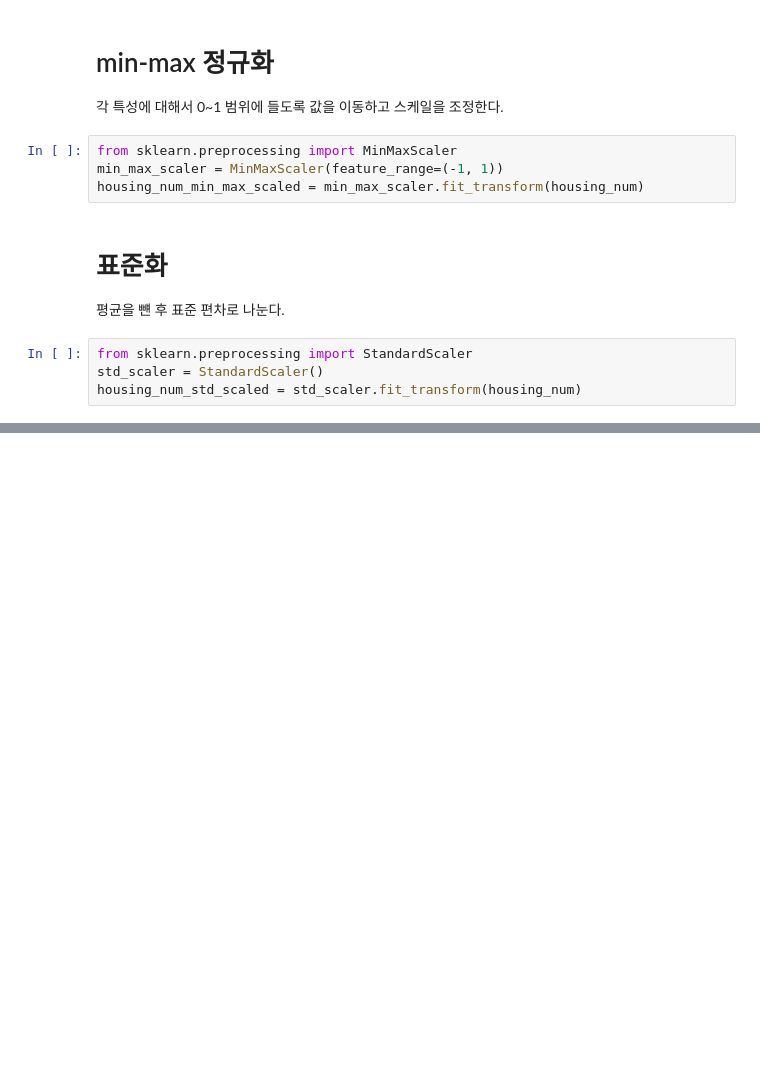
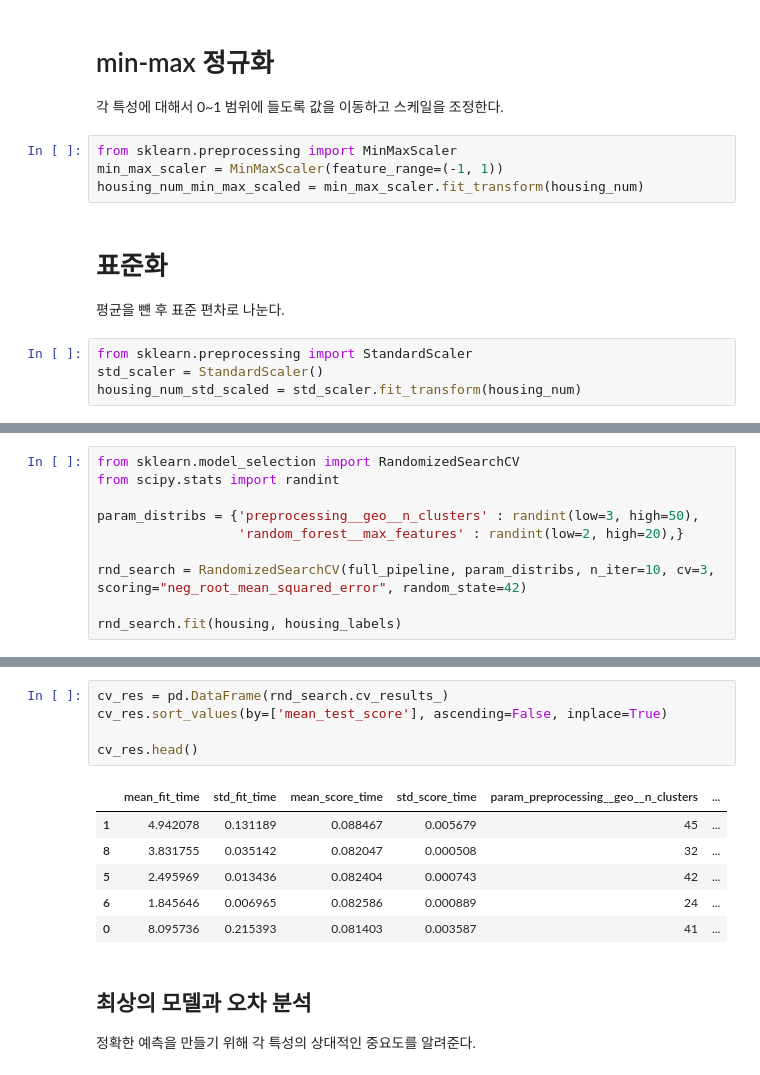
Before and after one commit to gokimkq123/Machine_Learning-with-Scikit-Learn-Keras-TensorFlow, a Jupyter notebook: Chapter 02/house.ipynb, the cells around one changed output, grey strips where cells are left out. Drawn from its saved outputs; the diff is of its cells as text; blank space fills up the shorter version.

```diff
--- a/Chapter 02/house.ipynb
+++ b/Chapter 02/house.ipynb
@@ -272,0 +567,10 @@ housing_num_std_scaled = std_scaler.fit_transform(housing_num)
+# %%
+from sklearn.model_selection import RandomizedSearchCV
+from scipy.stats import randint
+
+param_distribs = {'preprocessing__geo__n_clusters' : randint(low=3, high=50),
+                  'random_forest__max_features' : randint(low=2, high=20),}
+
+rnd_search = RandomizedSearchCV(full_pipeline, param_distribs, n_iter=10, cv=3, scoring="neg_root_mean_squared_error", random_state=42)
+
+rnd_search.fit(housing, housing_labels)
@@ -272,0 +595,15 @@ housing_num_std_scaled = std_scaler.fit_transform(housing_num)
+# %%
+cv_res = pd.DataFrame(rnd_search.cv_results_)
+cv_res.sort_values(by=['mean_test_score'], ascending=False, inplace=True)
+
+cv_res.head()
+# %% [output]
+|  | mean_fit_time | std_fit_time | mean_score_time | std_score_time | param_preprocessing__geo__n_clusters | ... |
+| 1 | 4.942078 | 0.131189 | 0.088467 | 0.005679 | 45 | ... |
+| 8 | 3.831755 | 0.035142 | 0.082047 | 0.000508 | 32 | ... |
+| 5 | 2.495969 | 0.013436 | 0.082404 | 0.000743 | 42 | ... |
+| 6 | 1.845646 | 0.006965 | 0.082586 | 0.000889 | 24 | ... |
+| 0 | 8.095736 | 0.215393 | 0.081403 | 0.003587 | 41 | ... |
+# %% [markdown]
+## 최상의 모델과 오차 분석
+정확한 예측을 만들기 위해 각 특성의 상대적인 중요도를 알려준다.
```
Also changed, not shown: parts of 36 cells of this notebook, 1 other file.
